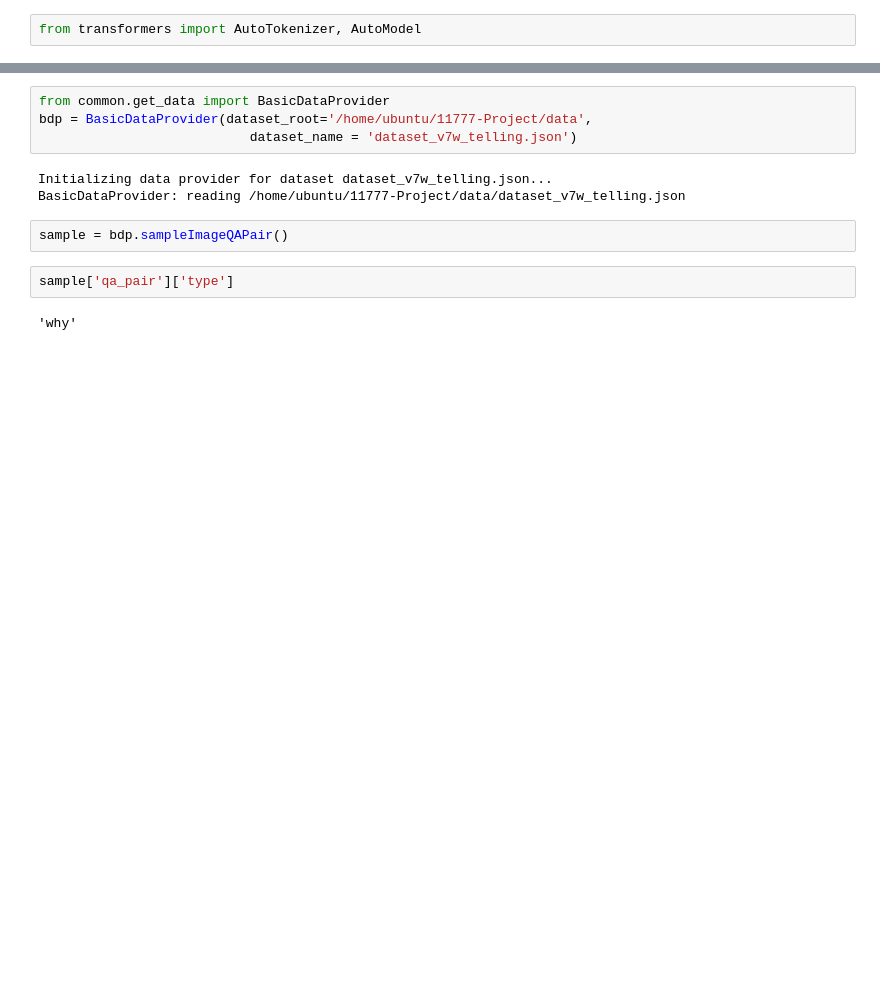
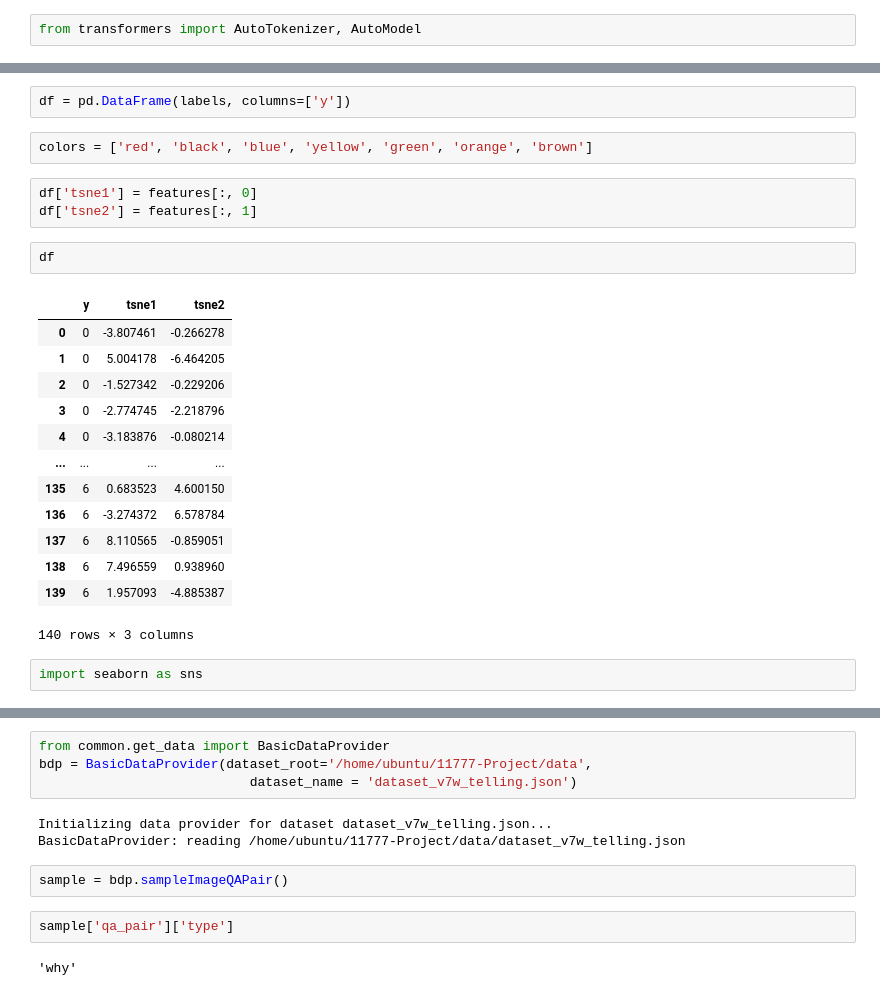
Before and after one commit to meghana17/visual-reasoning-VQA, a Jupyter notebook: language/bert_tsne.ipynb, the cells around one changed output, grey strips where cells are left out. Saved outputs shown, nothing was run; the diff lists cells and outputs as text; blank space fills up the shorter version.

```diff
--- a/language/bert_tsne.ipynb
+++ b/language/bert_tsne.ipynb
@@ -12,0 +95,25 @@ Some weights of the model checkpoint at bert-base-uncased were not used when ini
+# %%
+df = pd.DataFrame(labels, columns=['y'])
+# %%
+colors = ['red', 'black', 'blue', 'yellow', 'green', 'orange', 'brown']
+# %%
+df['tsne1'] = features[:, 0]
+df['tsne2'] = features[:, 1]
+# %%
+df
+# %% [output]
+|  | y | tsne1 | tsne2 |
+| 0 | 0 | -3.807461 | -0.266278 |
+| 1 | 0 | 5.004178 | -6.464205 |
+| 2 | 0 | -1.527342 | -0.229206 |
+| 3 | 0 | -2.774745 | -2.218796 |
+| 4 | 0 | -3.183876 | -0.080214 |
+| ... | ... | ... | ... |
+| 135 | 6 | 0.683523 | 4.600150 |
+| 136 | 6 | -3.274372 | 6.578784 |
+| 137 | 6 | 8.110565 | -0.859051 |
+| 138 | 6 | 7.496559 | 0.938960 |
+| 139 | 6 | 1.957093 | -4.885387 |
+140 rows × 3 columns
+# %%
+import seaborn as sns
```
Also changed, not shown: parts of 26 cells of this notebook.
